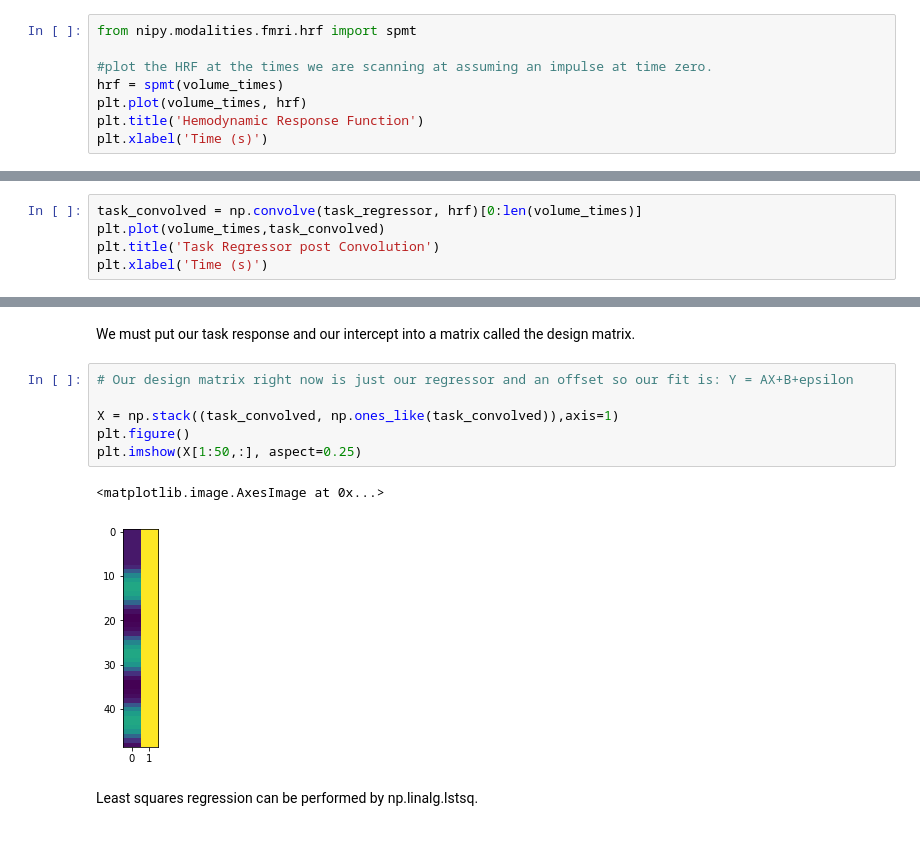
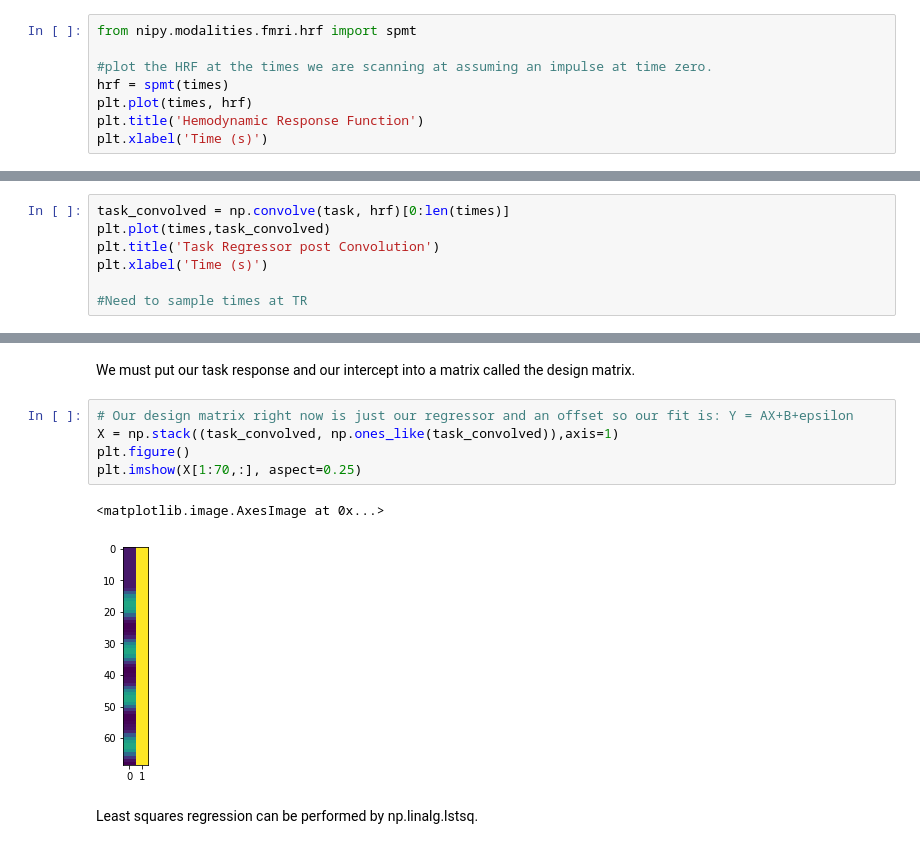
Before and after one commit to carpentries-incubator/SDC-BIDS-fMRI, a Jupyter notebook: bin/05a_general-linear-model-task-based_solutions.ipynb, the cells around one changed output, grey strips where cells are left out. Cells and saved outputs as stored; diff of their text form.

```diff
--- a/bin/05a_general-linear-model-task-based_solutions.ipynb
+++ b/bin/05a_general-linear-model-task-based_solutions.ipynb
@@ -68,8 +91,8 @@ The hemodynamic response function (HRF) represents the canconical BOLD response
 from nipy.modalities.fmri.hrf import spmt
 
 #plot the HRF at the times we are scanning at assuming an impulse at time zero.
-hrf = spmt(volume_times)
-plt.plot(volume_times, hrf)
+hrf = spmt(times)
+plt.plot(times, hrf)
 plt.title('Hemodynamic Response Function')
 plt.xlabel('Time (s)')
 # %% [output]
@@ -78,9 +101,11 @@ Text(0.5, 0, 'Time (s)')
 # %% [markdown]
 This HRF response is in TR just like of `task_regressor`. We can now convolve and plot them using np.convolve(). Convolution represents the task after it is sampled by the HRF as we assume the BOLD response is a linear time invariant system.
 # %%
-task_convolved = np.convolve(task_regressor, hrf)[0:len(volume_times)]
-plt.plot(volume_times,task_convolved)
+task_convolved = np.convolve(task, hrf)[0:len(times)]
+plt.plot(times,task_convolved)
 plt.title('Task Regressor post Convolution')
 plt.xlabel('Time (s)')
+
+#Need to sample times at TR
 # %% [output]
 Text(0.5, 0, 'Time (s)')
@@ -143,13 +171,12 @@ Masked image shape:  (79, 39076)
 We must put our task response and our intercept into a matrix called the design matrix.
 # %%
 # Our design matrix right now is just our regressor and an offset so our fit is: Y = AX+B+epsilon
-
 X = np.stack((task_convolved, np.ones_like(task_convolved)),axis=1)
 plt.figure()
-plt.imshow(X[1:50,:], aspect=0.25)
+plt.imshow(X[1:70,:], aspect=0.25)
 # %% [output]
 <matplotlib.image.AxesImage at 0x...>
-[figure, old version]
+[figure, new version]
 # %% [markdown]
 Least squares regression can be performed by np.linalg.lstsq.
 # %%
```
Also changed, not shown: parts of 19 cells of this notebook.
